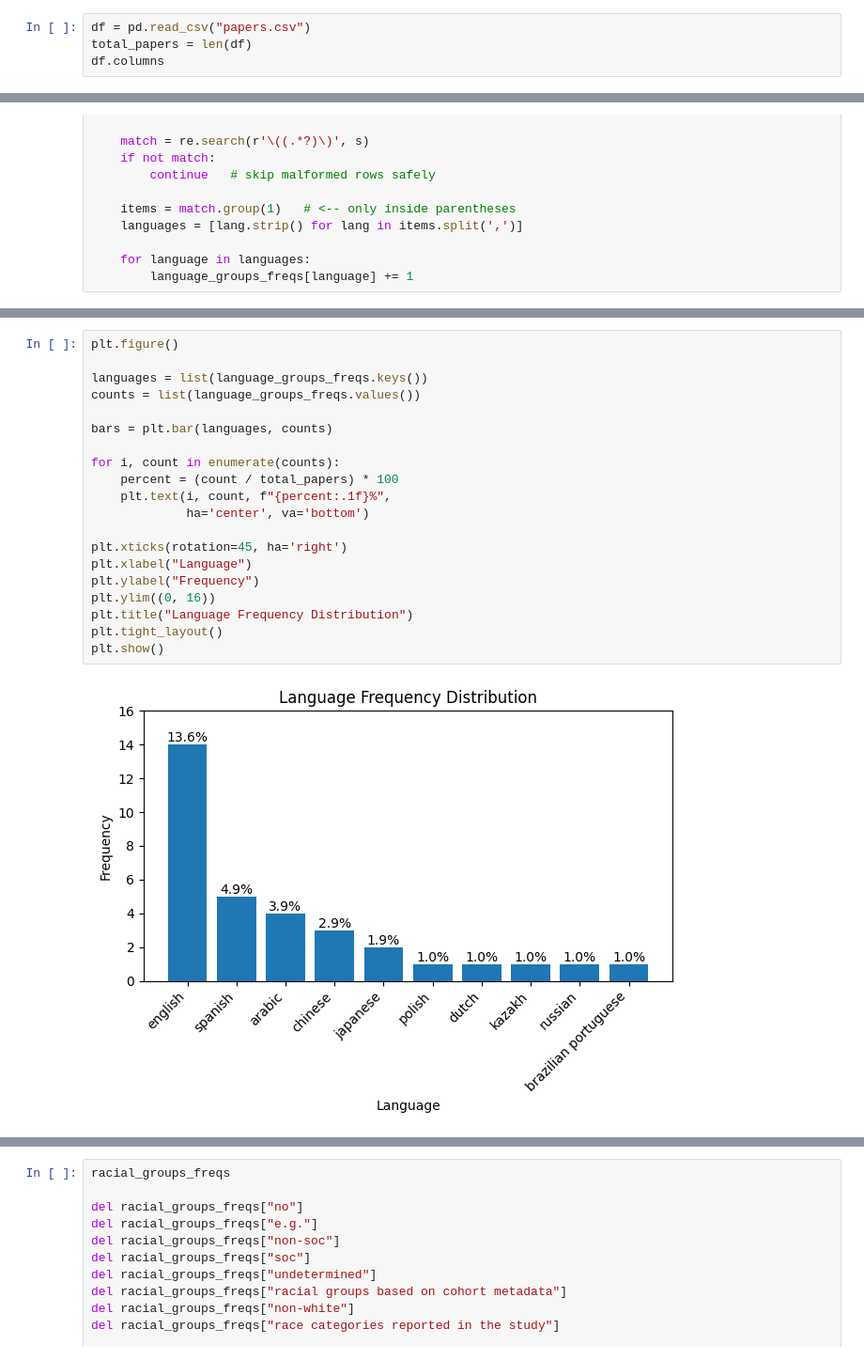
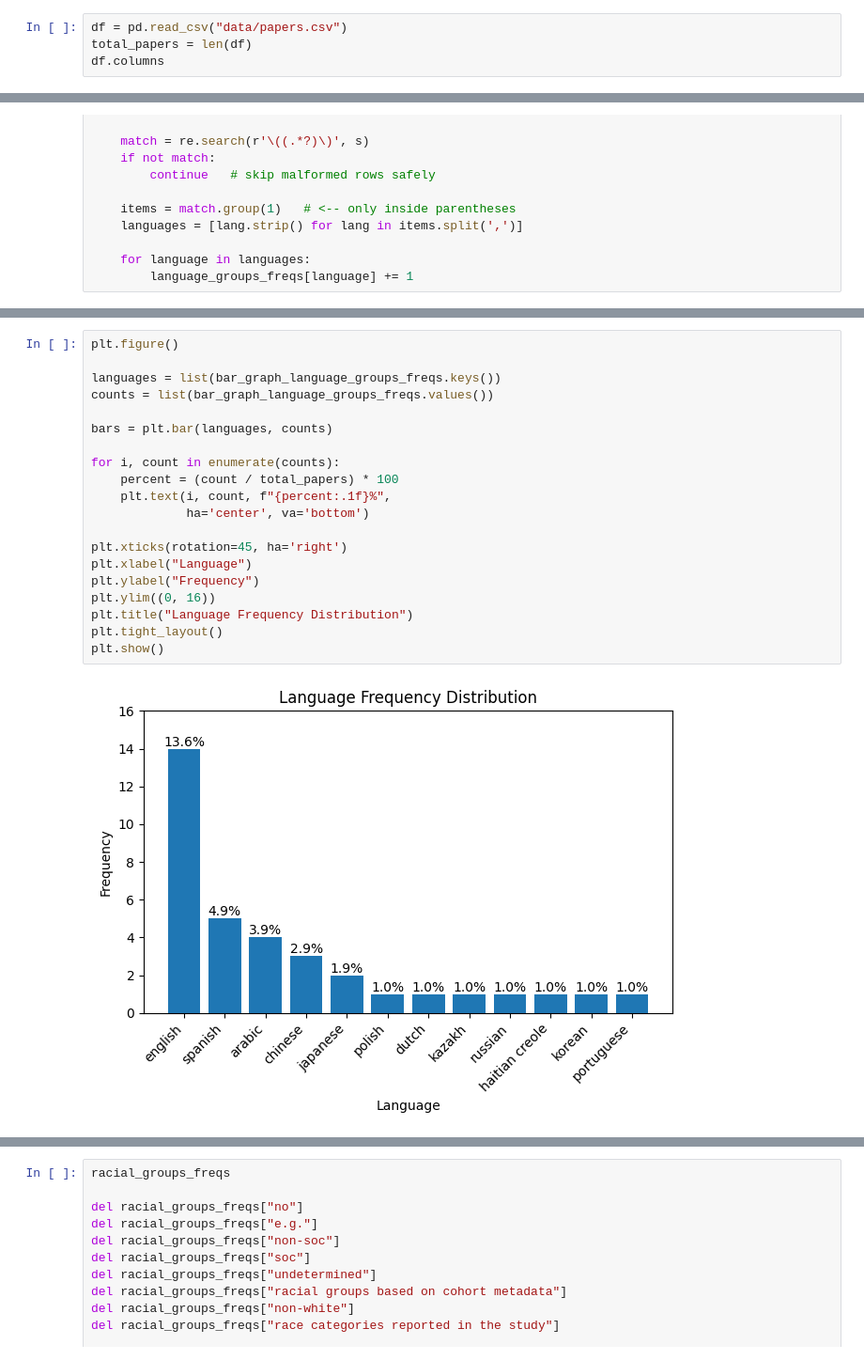
Before and after one commit to Need-a-taco/LLM-Bias, a Jupyter notebook: charts.ipynb, the cells around one changed output, grey strips where cells are left out. Shown at 94% size. Drawn from its saved outputs; the diff is of its cells as text.

```diff
--- a/charts.ipynb
+++ b/charts.ipynb
@@ -14,5 +16,5 @@ import math
 # %%
-df = pd.read_csv("papers.csv")
+df = pd.read_csv("data/papers.csv")
 total_papers = len(df)
 df.columns
 # %% [output]
@@ -78,22 +139,22 @@ print(language_groups_freqs)
 # %%
 plt.figure()
 
-languages = list(language_groups_freqs.keys())
-counts = list(language_groups_freqs.values())
+languages = list(bar_graph_language_groups_freqs.keys())
+counts = list(bar_graph_language_groups_freqs.values())
 
 bars = plt.bar(languages, counts)
 
 for i, count in enumerate(counts):
     percent = (count / total_papers) * 100
     plt.text(i, count, f"{percent:.1f}%",
              ha='center', va='bottom')
 
 plt.xticks(rotation=45, ha='right')
 plt.xlabel("Language")
 plt.ylabel("Frequency")
 plt.ylim((0, 16))
 plt.title("Language Frequency Distribution")
 plt.tight_layout()
 plt.show()
 # %% [output]
-[figure, old version]
+[figure, new version]
```
Also changed, not shown: parts of 17 cells of this notebook, 22 other files.
